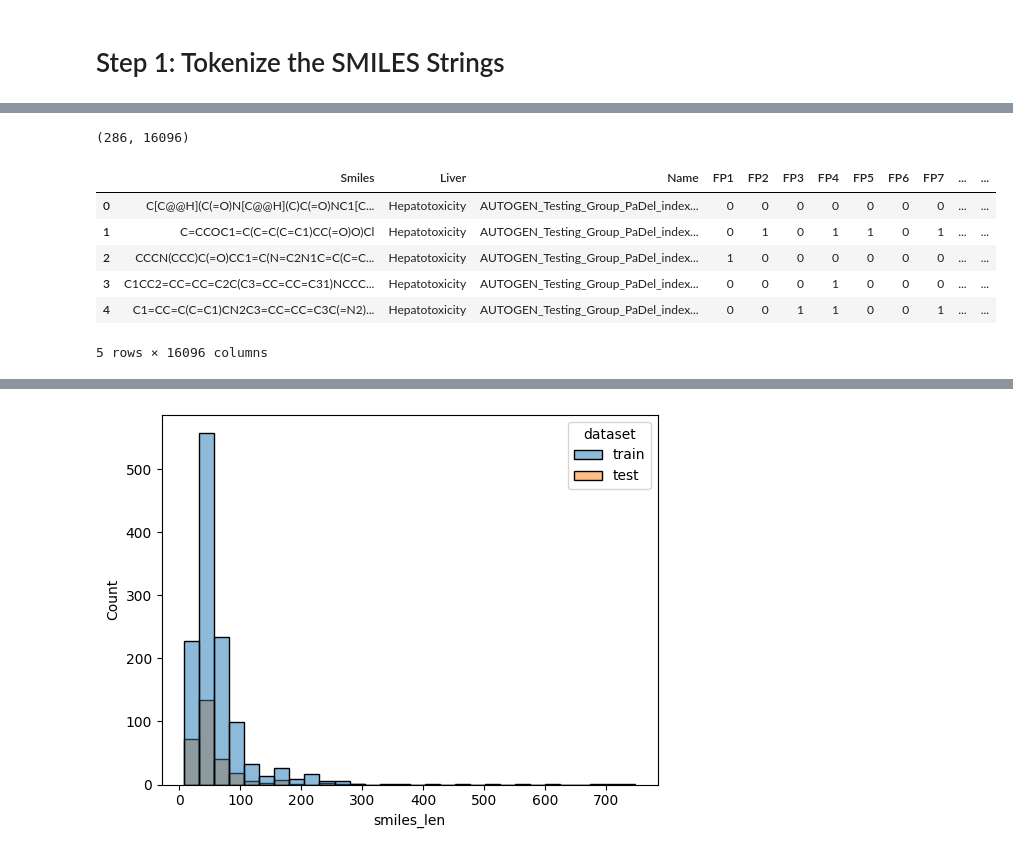
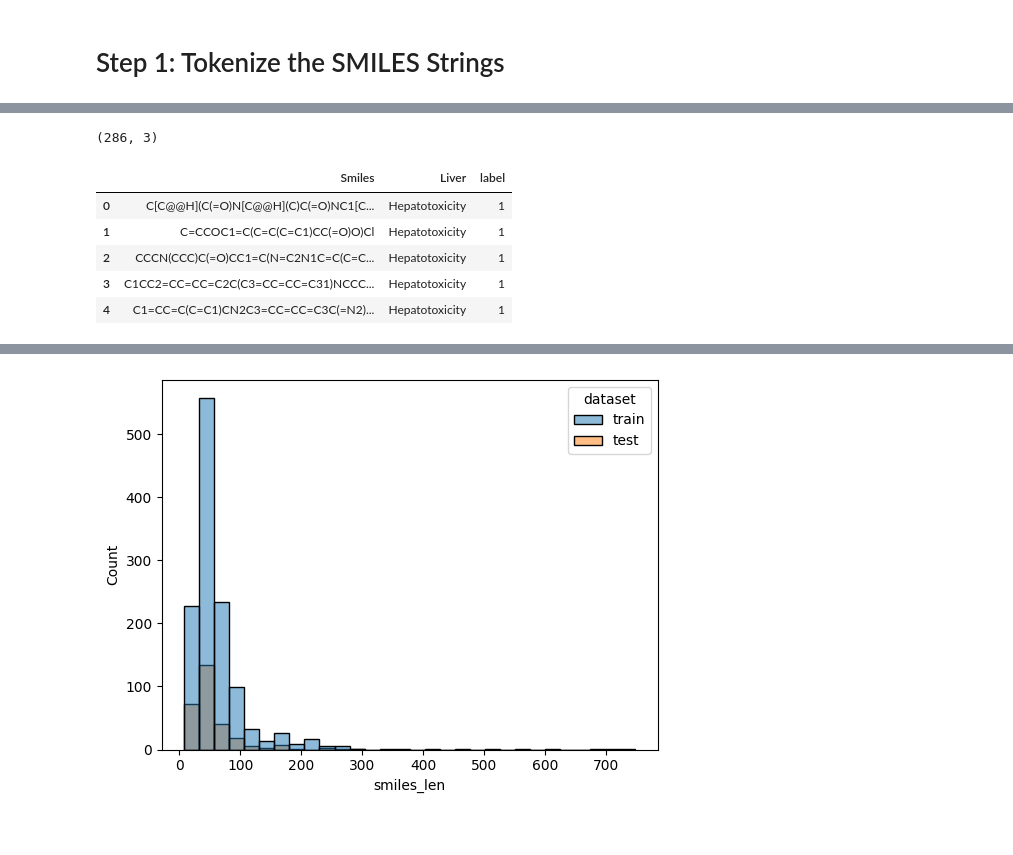
Before and after one commit to ongxuanhong/dili-drug-liver-interaction, a Jupyter notebook: 07.5_lstm.ipynb, the cells around one changed output, grey strips where cells are left out. Saved outputs shown, nothing was run; the diff lists cells and outputs as text; code cells hidden in the pictures.

```diff
--- a/07.5_lstm.ipynb
+++ b/07.5_lstm.ipynb
@@ -46,18 +45,17 @@ pd_train.head()
 # %%
 # Load pd_test
-pd_test = pd.read_parquet("data/testing_class_x20.parquet")
+pd_test = pd.read_csv("data_smiles/Testing_Group.csv")
 pd_test["label"] = pd_test["Liver"].apply(lambda x: 1 if x == "Hepatotoxicity" else 0)
 print(pd_test.shape)
 pd_test.head()
 # %% [output]
-(286, 16096)
+(286, 3)
-|  | Smiles | Liver | Name | FP1 | FP2 | FP3 | FP4 | FP5 | FP6 | FP7 | ... | ... |
-| 0 | C[C@@H](C(=O)N[C@@H](C)C(=O)NC1[C... | Hepatotoxicity | AUTOGEN_Testing_Group_PaDel_index... | 0 | 0 | 0 | 0 | 0 | 0 | 0 | ... | ... |
-| 1 | C=CCOC1=C(C=C(C=C1)CC(=O)O)Cl | Hepatotoxicity | AUTOGEN_Testing_Group_PaDel_index... | 0 | 1 | 0 | 1 | 1 | 0 | 1 | ... | ... |
-| 2 | CCCN(CCC)C(=O)CC1=C(N=C2N1C=C(C=C... | Hepatotoxicity | AUTOGEN_Testing_Group_PaDel_index... | 1 | 0 | 0 | 0 | 0 | 0 | 0 | ... | ... |
-| 3 | C1CC2=CC=CC=C2C(C3=CC=CC=C31)NCCC... | Hepatotoxicity | AUTOGEN_Testing_Group_PaDel_index... | 0 | 0 | 0 | 1 | 0 | 0 | 0 | ... | ... |
-| 4 | C1=CC=C(C=C1)CN2C3=CC=CC=C3C(=N2)... | Hepatotoxicity | AUTOGEN_Testing_Group_PaDel_index... | 0 | 0 | 1 | 1 | 0 | 0 | 1 | ... | ... |
+|  | Smiles | Liver | label |
+| 0 | C[C@@H](C(=O)N[C@@H](C)C(=O)NC1[C... | Hepatotoxicity | 1 |
+| 1 | C=CCOC1=C(C=C(C=C1)CC(=O)O)Cl | Hepatotoxicity | 1 |
+| 2 | CCCN(CCC)C(=O)CC1=C(N=C2N1C=C(C=C... | Hepatotoxicity | 1 |
+| 3 | C1CC2=CC=CC=C2C(C3=CC=CC=C31)NCCC... | Hepatotoxicity | 1 |
+| 4 | C1=CC=C(C=C1)CN2C3=CC=CC=C3C(=N2)... | Hepatotoxicity | 1 |
-5 rows × 16096 columns
 # %%
 pd_train["dataset"] = "train"
 pd_test["dataset"] = "test"
```
Also changed, not shown: parts of 22 cells of this notebook.
